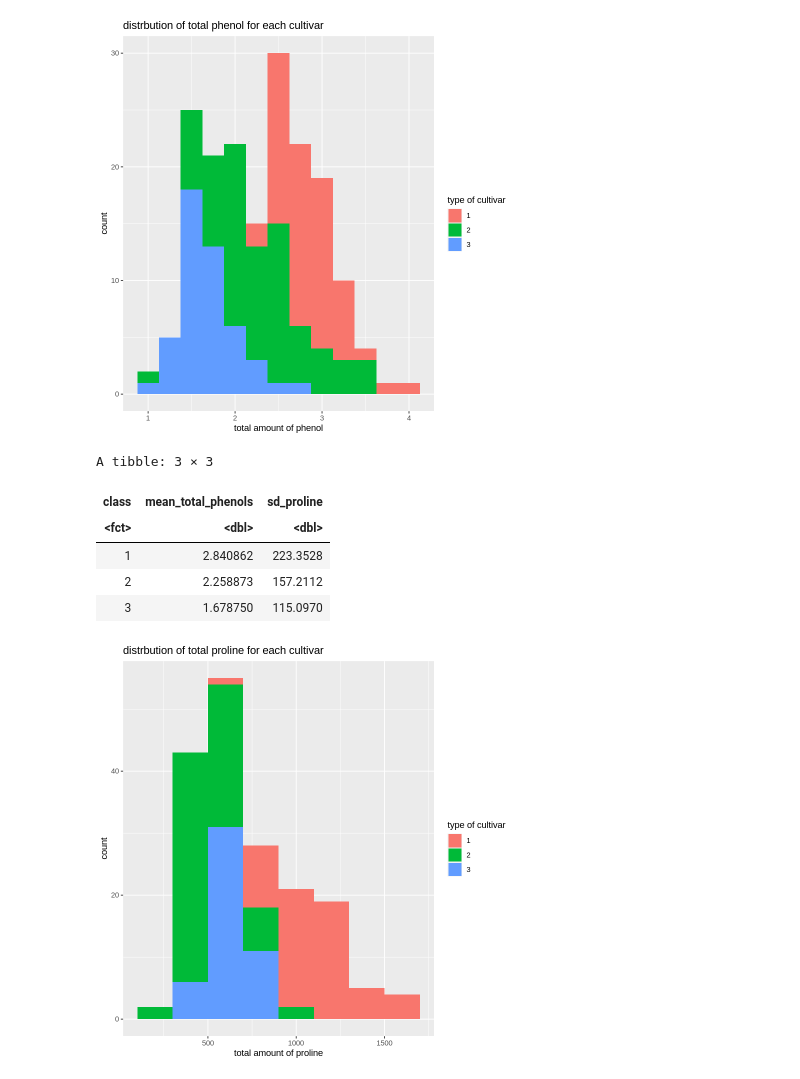
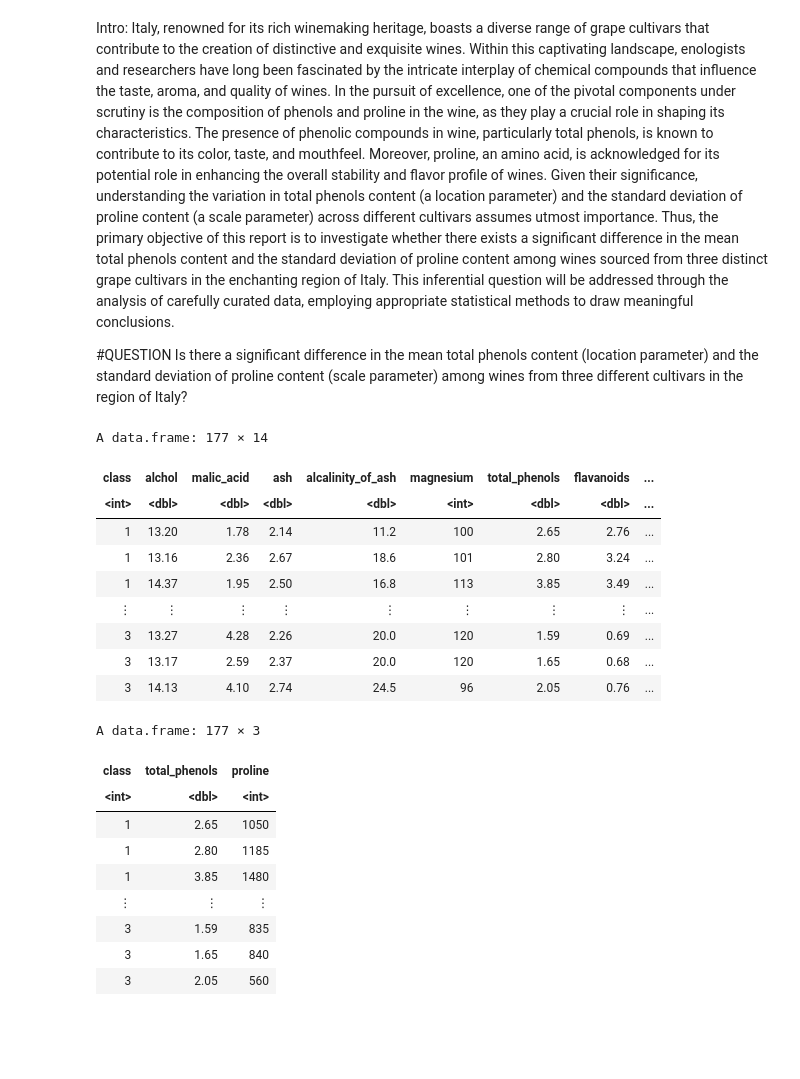
Before and after one commit to lyl1220/Stat201_Project, a Jupyter notebook: Untitled.ipynb, the cells around one changed output. Cells and saved outputs as stored; diff of their text form; code cells hidden in the pictures; blank space fills up the shorter version.

Commit message:
intro
intro

```diff
--- a/Untitled.ipynb
+++ b/Untitled.ipynb
@@ -15,3 +26,11 @@ options(repr.matrix.max.rows = 6)
+# %% [markdown]
+Intro:
+Italy, renowned for its rich winemaking heritage, boasts a diverse range of grape cultivars that contribute to the creation of distinctive and exquisite wines. Within this captivating landscape, enologists and researchers have long been fascinated by the intricate interplay of chemical compounds that influence the taste, aroma, and quality of wines. In the pursuit of excellence, one of the pivotal components under scrutiny is the composition of phenols and proline in the wine, as they play a crucial role in shaping its characteristics.
+The presence of phenolic compounds in wine, particularly total phenols, is known to contribute to its color, taste, and mouthfeel. Moreover, proline, an amino acid, is acknowledged for its potential role in enhancing the overall stability and flavor profile of wines. Given their significance, understanding the variation in total phenols content (a location parameter) and the standard deviation of proline content (a scale parameter) across different cultivars assumes utmost importance.
+Thus, the primary objective of this report is to investigate whether there exists a significant difference in the mean total phenols content and the standard deviation of proline content among wines sourced from three distinct grape cultivars in the enchanting region of Italy. This inferential question will be addressed through the analysis of carefully curated data, employing appropriate statistical methods to draw meaningful conclusions.
+
+#QUESTION
+Is there a significant difference in the mean total phenols content (location parameter) and the standard deviation of proline content (scale parameter) among wines from three different cultivars in the region of Italy?
 # %%
 #Prelimnary Results
 #Demonstrate that the dataset can be read from the web into R.
@@ -21,42 +40,35 @@ options(repr.matrix.max.rows = 6)
 # %%
 #opening dataset
 dataset <- read.csv("https://raw.githubusercontent.com/lyl1220/Stat201_Project/main/wine.data")
 #renaming columns
 colnames(dataset) <- c("class", "alchol", "malic_acid", "ash", "alcalinity_of_ash", "magnesium", "total_phenols", "flavanoids", "nonflavanoid_phenols", "proanthocyanins",
            "color_intensity", "hue", "D280_diltued_wines", "proline")
-#cleaning data and selecting/
-clean_data <- dataset |>
-    select(class, total_phenols, proline)
-
-#turning class into a factor
-clean_data$class <- as.factor(clean_data$class)
-
-#plotting raw data
-clean_data_total_phenols <- clean_data |>
-    ggplot() +
-    geom_histogram(aes(x = total_phenols, fill = class), binwidth = 0.25) +
-    labs( x = "total amount of phenol", fill = "type of cultivar") +
-    ggtitle( "distrbution of total phenol for each cultivar")
-clean_data_total_phenols
-
-clean_data_proline <- clean_data |>
-    ggplot() +
-    geom_histogram(aes(x = proline, fill = class), binwidth =200) +
-    labs( x = "total amount of proline", fill = "type of cultivar") +
-    ggtitle( "distrbution of total proline for each cultivar")
-clean_data_proline
-
-#finding the mean and sd
-wine_data <- clean_data |>
-    group_by(class) |>
-    summarize(mean_total_phenols = mean(total_phenols), sd_proline = sd(proline))
-wine_data
+dataset
 # %% [output]
-[figure, removed]
-A tibble: 3 × 3
+A data.frame: 177 × 14
-| class | mean_total_phenols | sd_proline |
-| <fct> | <dbl> | <dbl> |
-| 1 | 2.840862 | 223.3528 |
-| 2 | 2.258873 | 157.2112 |
-| 3 | 1.678750 | 115.0970 |
+| class | alchol | malic_acid | ash | alcalinity_of_ash | magnesium | total_phenols | flavanoids | ... |
+| <int> | <dbl> | <dbl> | <dbl> | <dbl> | <int> | <dbl> | <dbl> | ... |
+| 1 | 13.20 | 1.78 | 2.14 | 11.2 | 100 | 2.65 | 2.76 | ... |
+| 1 | 13.16 | 2.36 | 2.67 | 18.6 | 101 | 2.80 | 3.24 | ... |
+| 1 | 14.37 | 1.95 | 2.50 | 16.8 | 113 | 3.85 | 3.49 | ... |
+| ⋮ | ⋮ | ⋮ | ⋮ | ⋮ | ⋮ | ⋮ | ⋮ | ... |
+| 3 | 13.27 | 4.28 | 2.26 | 20.0 | 120 | 1.59 | 0.69 | ... |
+| 3 | 13.17 | 2.59 | 2.37 | 20.0 | 120 | 1.65 | 0.68 | ... |
+| 3 | 14.13 | 4.10 | 2.74 | 24.5 | 96 | 2.05 | 0.76 | ... |
-[figure, removed]
+# %%
+#cleaning data and selecting/
+clean_data <- dataset |>
+    select(class, total_phenols, proline)
+
+clean_data
+# %% [output]
+A data.frame: 177 × 3
+| class | total_phenols | proline |
+| <int> | <dbl> | <int> |
+| 1 | 2.65 | 1050 |
+| 1 | 2.80 | 1185 |
+| 1 | 3.85 | 1480 |
+| ⋮ | ⋮ | ⋮ |
+| 3 | 1.59 | 835 |
+| 3 | 1.65 | 840 |
+| 3 | 2.05 | 560 |
```
Also changed, not shown: parts of 8 cells of this notebook.
